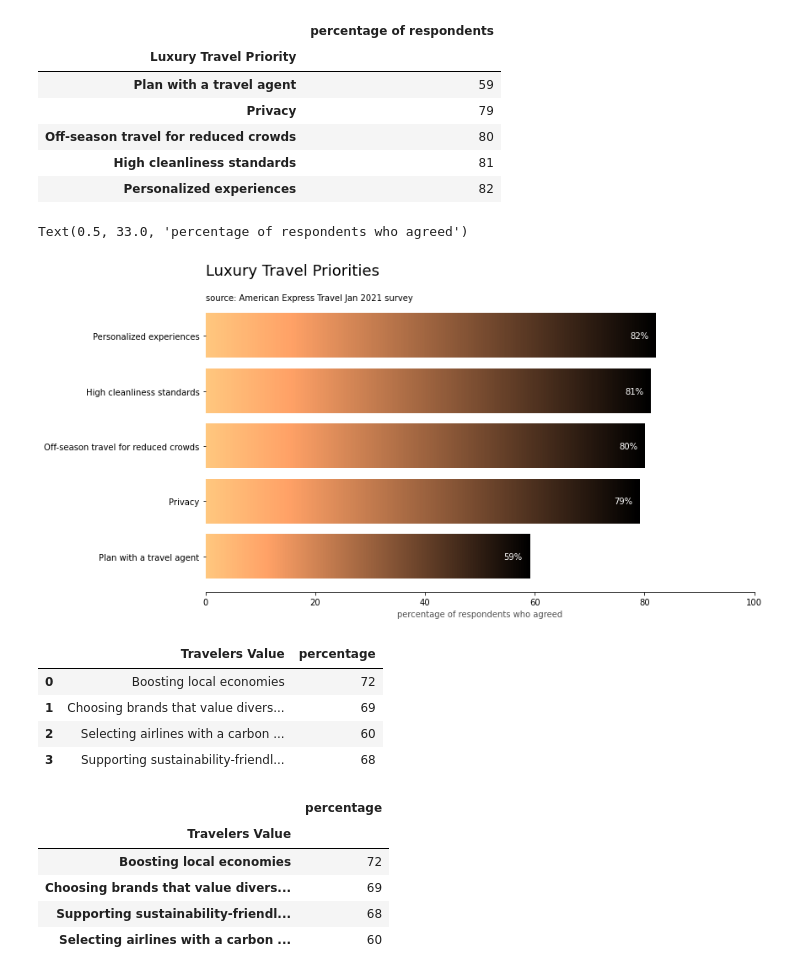
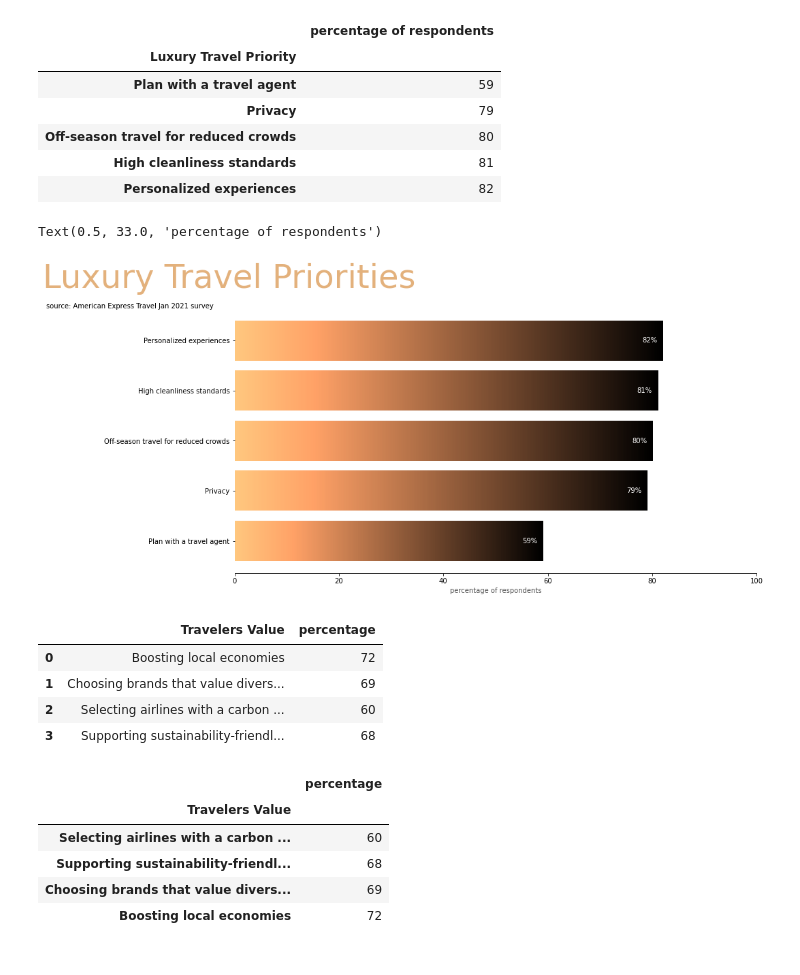
Before and after one commit to LeeProut/travel-trends, a Jupyter notebook: travel-trends.ipynb, the cells around one changed output. Saved outputs shown, nothing was run; the diff lists cells and outputs as text; code cells hidden in the pictures.

Commit message:
charts for lux and sustainability

```diff
--- a/travel-trends.ipynb
+++ b/travel-trends.ipynb
@@ -27,9 +27,10 @@ Lux_set_df
 index = Lux_set_df.index
 values_lux = Lux_set_df['percentage of respondents']
 lux_plot_title = 'Luxury Travel Priorities'
-title_size = 18
+title_size = 48
+title_color = '#e3b17c'
 lux_subtitle = 'source: American Express Travel Jan 2021 survey'
-lux_x_label = 'percentage of respondents who agreed'
+lux_x_label = 'percentage of respondents'
 # %%
 # sort values for plotting
 Lux_set_df.sort_values(by='percentage of respondents', inplace=True, ascending=True)
@@ -54,11 +55,12 @@ ax.xaxis.set_major_formatter(mpl.ticker.StrMethodFormatter('{x:,.0f}'))
 ax.set(xlim=[0, 100])
 
 # Set title
-title = plt.title(lux_plot_title, pad=30, fontsize=title_size, horizontalalignment='left')
-title.set_position([0, 1])
+title = plt.title(lux_plot_title, pad=30, fontsize=title_size, fontname='Montserrat', color=title_color)
+title.set_position([-0.01, 1])
+plt.subplots_adjust(top=0.9, bottom=0.5, left=0.1)
 
 # Adjust subplots
-plt.subplots_adjust(top=0.9, bottom=0.1)
+plt.subplots_adjust(top=1, bottom=0.1)
 
 # gradient for bars
 def gradientbars(bars):
@@ -86,36 +88,36 @@ for rect in rects:
     space = -30
     # Vertical alignment for positive values
     ha = 'left'
 
     # If value of bar is negative: place label left of bar
     if x_value < 0:
         # Invert space to place label to the left
         space *= -1
         # Horizontally align label at right
         ha = 'right'
 
     # Use X value as label and format number with one decimal place
     label = '{:,.0f}%'.format(x_value)
 
     # Create annotation
     plt.annotate(
         label,                      # Use `label` as label
         (x_value, y_value),         # Place label at end of the bar
         xytext=(space, 0),          # Horizontally shift label by `space`
         textcoords='offset points', # Interpret `xytext` as offset in points
         va='center',                # Vertically center label
         ha=ha,                      # Horizontally align label differently for positive and negative values
         color = 'white')            # Change label color to white
 
 # Set subtitle
 trans = ax.get_xaxis_transform() # x in data untis, y in axes fraction
-ann = ax.annotate(lux_subtitle, xy=(0,1), xycoords=trans)
+ann = ax.annotate(lux_subtitle, xy=(-4,1), xycoords=trans, horizontalalignment='right')
 
 #Set x-label
 ax.set_xlabel(lux_x_label, color='#525252')
 # %% [output]
-Text(0.5, 33.0, 'percentage of respondents who agreed')
+Text(0.5, 33.0, 'percentage of respondents')
-[figure, old version]
+[figure, new version]
 # %%
 sus_df
 # %% [output]
@@ -125,16 +127,16 @@ sus_df
 | 2 | Selecting airlines with a carbon ... | 60 |
 | 3 | Supporting sustainability-friendl... | 68 |
 # %%
-sus_sort = sus_df.sort_values(by="percentage", ascending=False)
+sus_sort = sus_df.sort_values(by="percentage", ascending=True)
 sustain_df = sus_sort.set_index('Travelers Value')
 sustain_df
 # %% [output]
 |  | percentage |
 | Travelers Value |  |
+| Selecting airlines with a carbon ... | 60 |
+| Supporting sustainability-friendl... | 68 |
+| Choosing brands that value divers... | 69 |
 | Boosting local economies | 72 |
-| Choosing brands that value divers... | 69 |
-| Supporting sustainability-friendl... | 68 |
-| Selecting airlines with a carbon ... | 60 |
 # %%
 # set variables and plot title and subtitle
 index_sus = sustain_df.index
```
Also changed, not shown: parts of 2 cells of this notebook.
